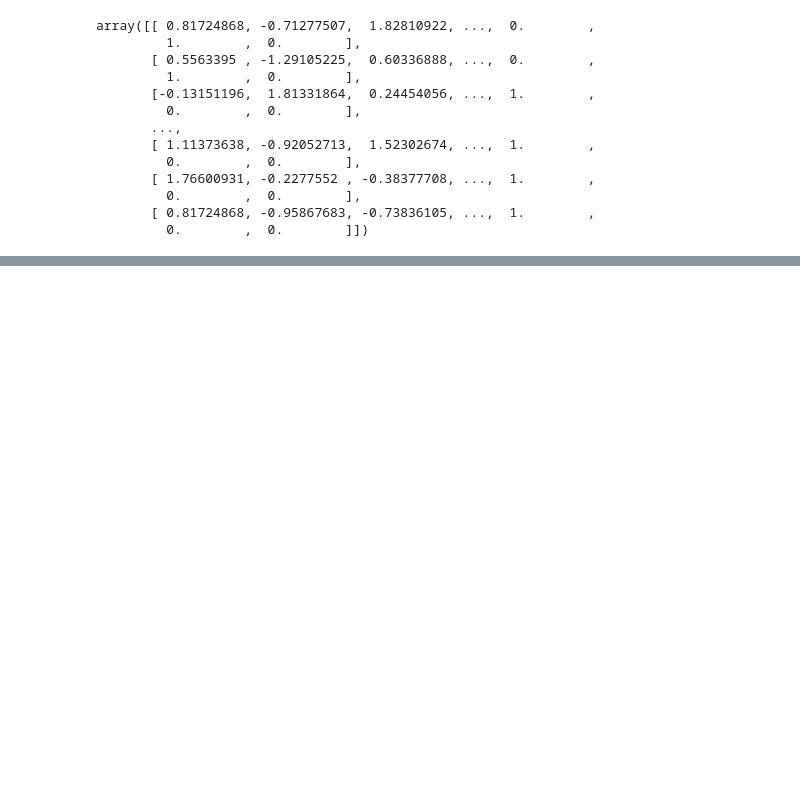
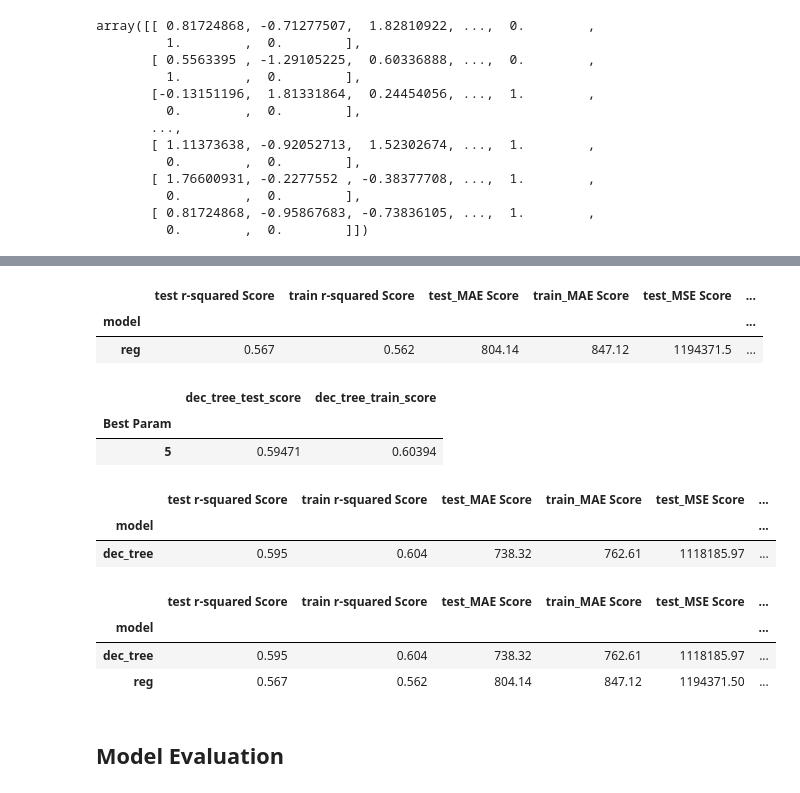
Before and after one commit to KDcodePy/Coding-dojo-project1-part1, a Jupyter notebook: Sales_prediction.ipynb, the cells around one changed output, grey strips where cells are left out. Drawn from its saved outputs; the diff is of its cells as text; code cells hidden in the pictures; blank space fills up the shorter version.

```diff
--- a/Sales_prediction.ipynb
+++ b/Sales_prediction.ipynb
@@ -538,4 +550,5 @@ Name: Item_Fat_Content, dtype: int64
 # %%
-X = df1.drop(columns=['Item_Outlet_Sales','Outlet_Establishment_Year'])
+#drop target excessive unique data to reduce ohe process
+X = df1.drop(columns=['Item_Outlet_Sales',"Item_Identifier"])
 y = df1["Item_Outlet_Sales"]
 X_train , X_test, y_train, y_test = train_test_split(X,y, random_state=42)
@@ -686,0 +865,8 @@ array([[ 0.81724868, -0.71277507,  1.82810922, ...,  0.        ,
+# %%
+#get Linear Regressor metric scores
+reg_scores = get_metrics("reg", 0)
+reg_scores
+# %% [output]
+|  | test r-squared Score | train r-squared Score | test_MAE Score | train_MAE Score | test_MSE Score | ... |
+| model |  |  |  |  |  | ... |
+| reg | 0.567 | 0.562 | 804.14 | 847.12 | 1194371.5 | ... |
@@ -686,0 +878,25 @@ array([[ 0.81724868, -0.71277507,  1.82810922, ...,  0.        ,
+# %%
+#best tune for max_depth parameter
+op_dec_tree
+# %% [output]
+|  | dec_tree_test_score | dec_tree_train_score |
+| Best Param |  |  |
+| 5 | 0.59471 | 0.60394 |
+# %%
+#get Decision Tree Regressor model metric scores
+dt_best_scores = get_metrics("dec_tree", 5)
+dt_best_scores
+# %% [output]
+|  | test r-squared Score | train r-squared Score | test_MAE Score | train_MAE Score | test_MSE Score | ... |
+| model |  |  |  |  |  | ... |
+| dec_tree | 0.595 | 0.604 | 738.32 | 762.61 | 1118185.97 | ... |
+# %%
+final_score = pd.concat([dt_best_scores,reg_scores])
+final_score
+# %% [output]
+|  | test r-squared Score | train r-squared Score | test_MAE Score | train_MAE Score | test_MSE Score | ... |
+| model |  |  |  |  |  | ... |
+| dec_tree | 0.595 | 0.604 | 738.32 | 762.61 | 1118185.97 | ... |
+| reg | 0.567 | 0.562 | 804.14 | 847.12 | 1194371.50 | ... |
+# %% [markdown]
+## Model Evaluation
```
Also changed, not shown: parts of 37 cells of this notebook.
